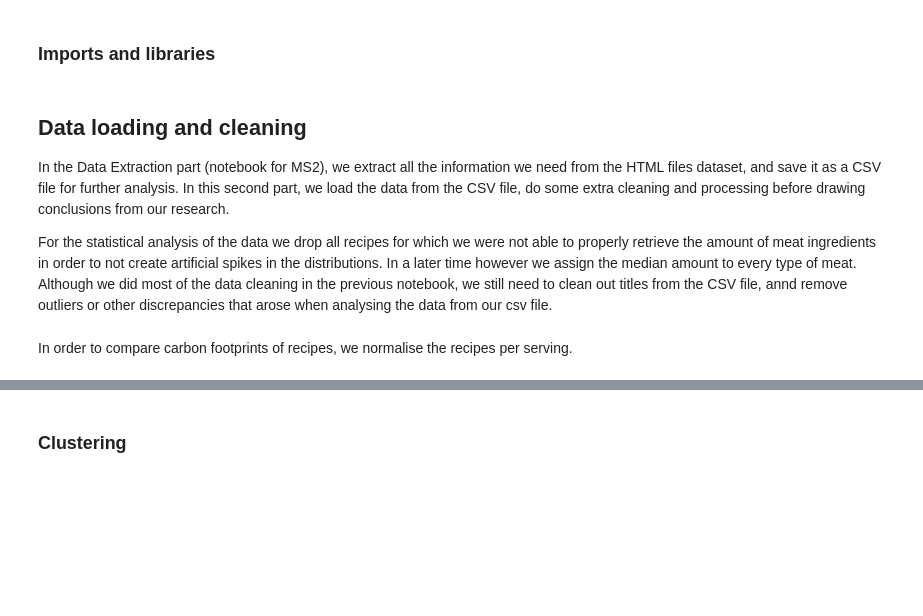
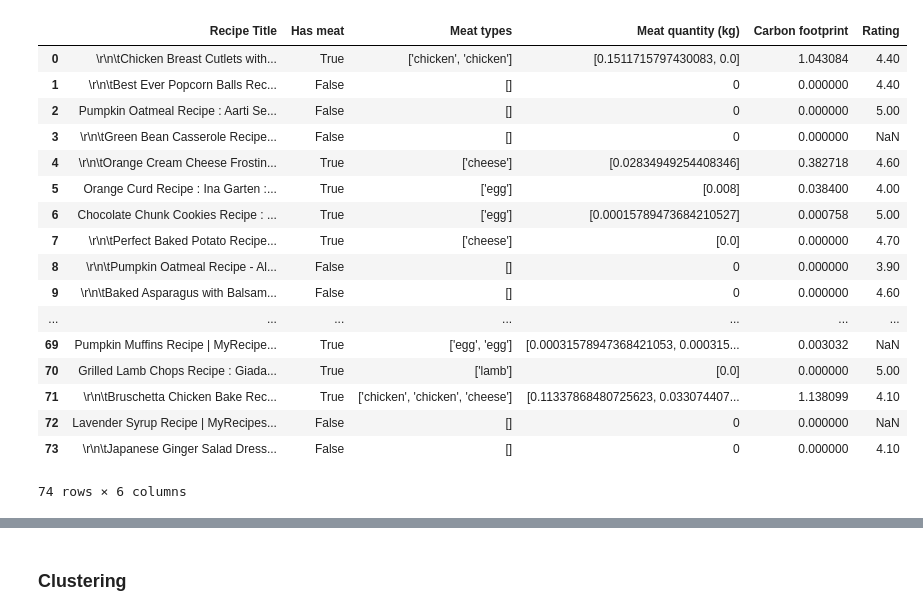
Before and after one commit to chloerDXN/lovelace-project, a Jupyter notebook: data_analysis_notebook.ipynb, the cells around one changed output, grey strips where cells are left out. Cells and saved outputs as stored; diff of their text form; code cells hidden in the pictures; blank space fills up the shorter version.

Commit message:
added data analysis notebook

```diff
--- a/data_analysis_notebook.ipynb
+++ b/data_analysis_notebook.ipynb
@@ -9,5 +1,3 @@ Finally, we hope to directly relate this data to the issue of climate change by
-# %% [markdown]
-### Imports and libraries
 # %%
 # Import libraries
 import re
@@ -42,5 +16,0 @@ plt.rcParams['legend.fontsize']=FontSize
-# %% [markdown]
-## Data loading and cleaning
-In the Data Extraction part (notebook for MS2), we extract all the information we need from the HTML files dataset, and save it as a CSV file for further analysis. In this second part, we load the data from the CSV file, do some extra cleaning and processing before drawing conclusions from our research.
-
-For the statistical analysis of the data we drop all recipes for which we were not able to properly retrieve the amount of meat ingredients in order to not create artificial spikes in the distributions. In a later time however we assign the median amount to every type of meat. Although we did most of the data cleaning in the previous notebook, we still need to clean out titles from the CSV file, annd remove outliers or other discrepancies that arose when analysing the data from our csv file.
@@ -47,6 +19,27 @@ For the statistical analysis of the data we drop all recipes for which we were n
 # %%
 #Import CSV
-DATA_FOLDER='data/data_full'
+DATA_FOLDER='data'
 df=pd.read_csv(DATA_FOLDER+'/recipes_data.csv')
+df
+#recipes_df[recipes_df['Has meat']].count()
+#74 out of the first 200 recipes have recognized formats.
+#45 out of these 74 have "meat" ingredients
+# %% [output]
+|  | Recipe Title | Has meat | Meat types | Meat quantity (kg) | Carbon footprint | Rating |
+| 0 | \r\n\tChicken Breast Cutlets with... | True | ['chicken', 'chicken'] | [0.1511715797430083, 0.0] | 1.043084 | 4.40 |
+| 1 | \r\n\tBest Ever Popcorn Balls Rec... | False | [] | 0 | 0.000000 | 4.40 |
+| 2 | Pumpkin Oatmeal Recipe : Aarti Se... | False | [] | 0 | 0.000000 | 5.00 |
+| 3 | \r\n\tGreen Bean Casserole Recipe... | False | [] | 0 | 0.000000 | NaN |
+| 4 | \r\n\tOrange Cream Cheese Frostin... | True | ['cheese'] | [0.02834949254408346] | 0.382718 | 4.60 |
+| 5 | Orange Curd Recipe : Ina Garten :... | True | ['egg'] | [0.008] | 0.038400 | 4.00 |
+| 6 | Chocolate Chunk Cookies Recipe : ... | True | ['egg'] | [0.00015789473684210527] | 0.000758 | 5.00 |
+| 7 | \r\n\tPerfect Baked Potato Recipe... | True | ['cheese'] | [0.0] | 0.000000 | 4.70 |
+| 8 | \r\n\tPumpkin Oatmeal Recipe - Al... | False | [] | 0 | 0.000000 | 3.90 |
+| 9 | \r\n\tBaked Asparagus with Balsam... | False | [] | 0 | 0.000000 | 4.60 |
+| ... | ... | ... | ... | ... | ... | ... |
+| 69 | Pumpkin Muffins Recipe | MyRecipe... | True | ['egg', 'egg'] | [0.00031578947368421053, 0.000315... | 0.003032 | NaN |
+| 70 | Grilled Lamb Chops Recipe : Giada... | True | ['lamb'] | [0.0] | 0.000000 | 5.00 |
+| 71 | \r\n\tBruschetta Chicken Bake Rec... | True | ['chicken', 'chicken', 'cheese'] | [0.11337868480725623, 0.033074407... | 1.138099 | 4.10 |
+| 72 | Lavender Syrup Recipe | MyRecipes... | False | [] | 0 | 0.000000 | NaN |
+| 73 | \r\n\tJapanese Ginger Salad Dress... | False | [] | 0 | 0.000000 | 4.10 |
+74 rows × 6 columns
-# %% [markdown]
-In order to compare carbon footprints of recipes, we normalise the recipes per serving.
```
Also changed, not shown: parts of 59 cells of this notebook.
